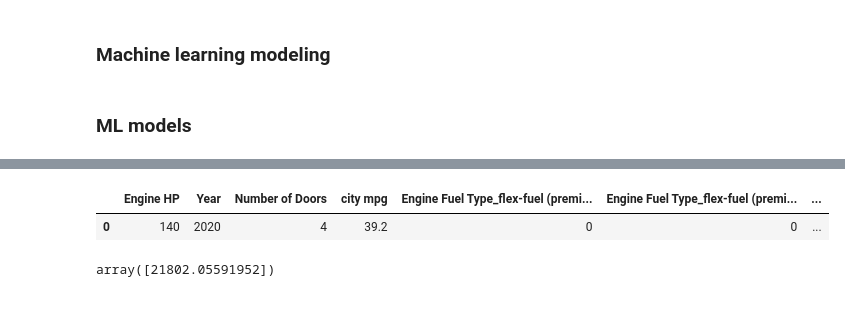
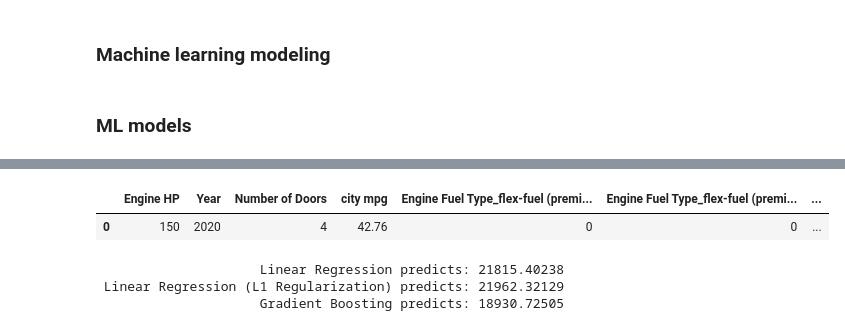
Before and after one commit to taagitacc/car-price-factors, a Jupyter notebook: price_analysis.ipynb, the cells around one changed output, grey strips where cells are left out. Drawn from its saved outputs; the diff is of its cells as text; code cells hidden in the pictures.

Commit message:
Car price prediction

```diff
--- a/price_analysis.ipynb
+++ b/price_analysis.ipynb
@@ -775,10 +779,10 @@ for i in range(len(feature_list_name)):
 'Make_group_6' : [0],
 # %%
 car = {
-'Engine HP' : [140],
+'Engine HP' : [150],
 'Year' : [2020],
 'Number of Doors' : [4],
-'city mpg' : [39.2],
+'city mpg' : [42.76],
 'Engine Fuel Type_flex-fuel (premium unleaded recommended/E85)' : [0],
 'Engine Fuel Type_flex-fuel (premium unleaded required/E85)' : [0],
 'Engine Fuel Type_flex-fuel (unleaded/E85)' : [0],
@@ -793,36 +797,39 @@ car = {
 'Driven_Wheels_front wheel drive' : [1],
 'Driven_Wheels_rear wheel drive' : [0],
 'Vehicle Size_Large' : [0],
 'Vehicle Size_Midsize' : [1],
 'Vehicle Style_2dr SUV' : [0],
 'Vehicle Style_4dr Hatchback' : [0],
 'Vehicle Style_4dr SUV' : [0],
 'Vehicle Style_Cargo Minivan' : [0],
 'Vehicle Style_Cargo Van' : [0],
 'Vehicle Style_Convertible' : [0],
 'Vehicle Style_Convertible SUV' : [0],
 'Vehicle Style_Coupe' : [0],
 'Vehicle Style_Crew Cab Pickup' : [0],
 'Vehicle Style_Extended Cab Pickup' : [0],
 'Vehicle Style_Passenger Minivan' : [0],
 'Vehicle Style_Passenger Van' : [0],
 'Vehicle Style_Regular Cab Pickup' : [0],
 'Vehicle Style_Sedan' : [1],
 'Vehicle Style_Wagon' : [0],
 'Make_group_1' : [0],
 'Make_group_2' : [0],
 'Make_group_3' : [0],
 'Make_group_4' : [0],
 'Make_group_5' : [0],
 'Make_group_6' : [0]
 }
 df_car = pd.DataFrame.from_dict(car, orient='columns')
 df_car.head()
 # %% [output]
 |  | Engine HP | Year | Number of Doors | city mpg | Engine Fuel Type_flex-fuel (premi... | Engine Fuel Type_flex-fuel (premi... | ... |
-| 0 | 140 | 2020 | 4 | 39.2 | 0 | 0 | ... |
+| 0 | 150 | 2020 | 4 | 42.76 | 0 | 0 | ... |
 # %%
 # Predict car price using the model
-models["                     Linear Regression"].predict(df_car)
+for name, model in models.items():
+    print(name + " predicts: {:.5f}".format(model.predict(df_car)[0]))
 # %% [output]
-array([21802.05591952])
+                     Linear Regression predicts: 21815.40238
+ Linear Regression (L1 Regularization) predicts: 21962.32129
+                     Gradient Boosting predicts: 18930.72505
```
Also changed, not shown: parts of 7 cells of this notebook.
